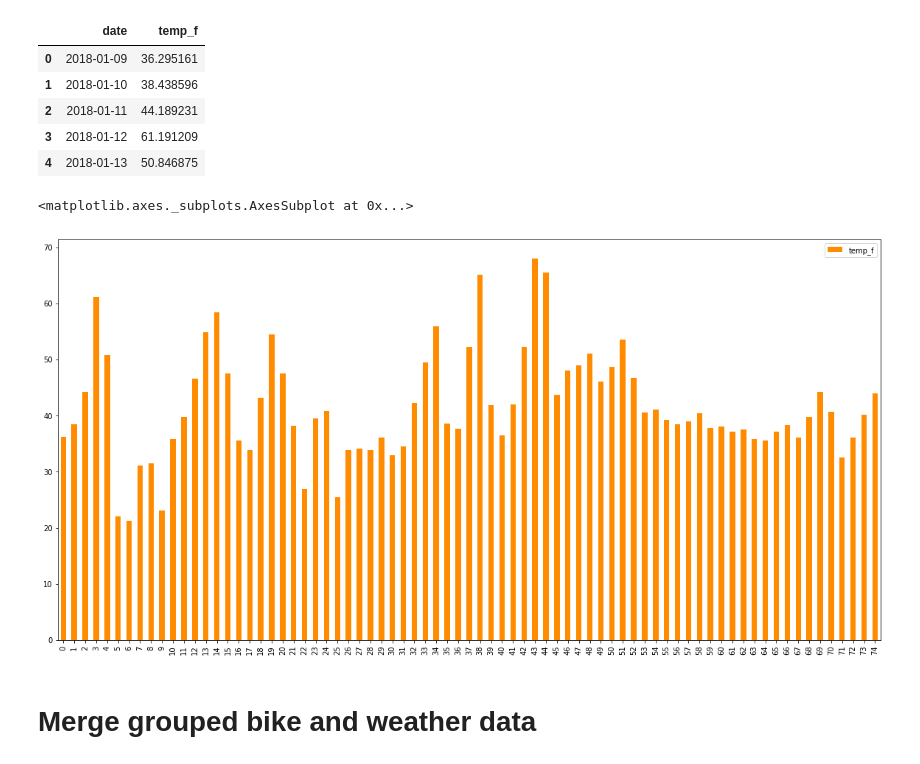
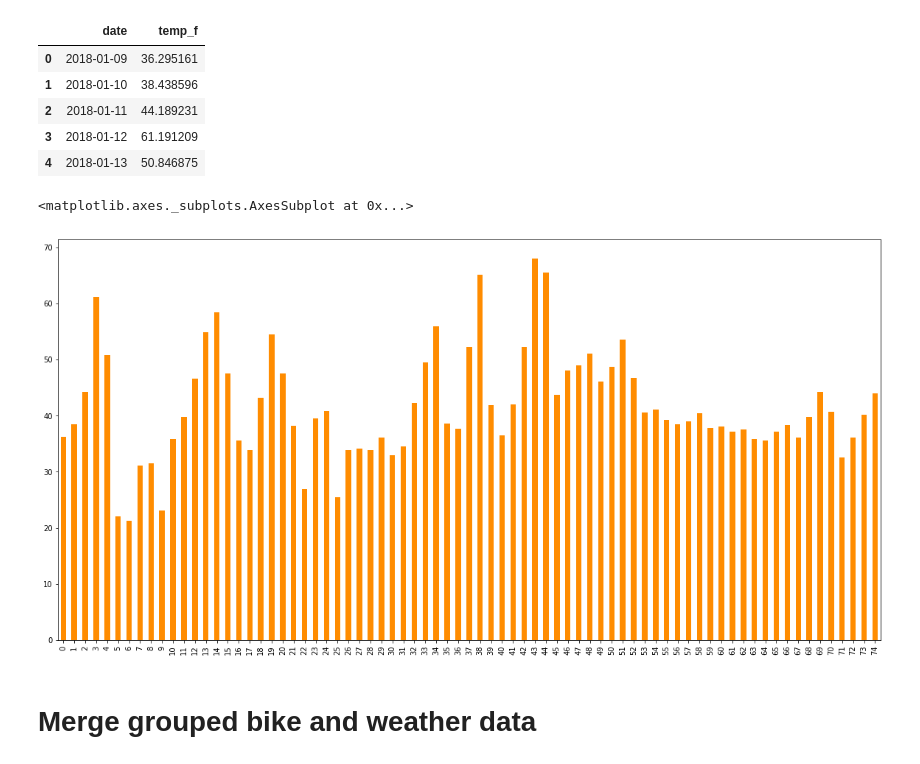
Before and after one commit to CurtLH/dSci-Projects, a Jupyter notebook: p17_bikeshare/merge_bikeshare_and_weather_data.ipynb, the cells around one changed output. Drawn from its saved outputs; the diff is of its cells as text; code cells hidden in the pictures.

```diff
--- a/p17_bikeshare/merge_bikeshare_and_weather_data.ipynb
+++ b/p17_bikeshare/merge_bikeshare_and_weather_data.ipynb
@@ -149,9 +153,12 @@ weather.head()
 # %%
 # create a column for just date
 weather['date'] = weather['datetime'].dt.date
+# %%
+# define aggregrations to calculate on grouped data
+weather_arr = {'temp_f': 'mean'}
 # %%
 # group by date and calculate aggregreate temperature
-weather_grouped = weather.groupby('date', as_index=False)['temp_f'].mean()
+weather_grouped = weather.groupby('date', as_index=False).agg(weather_arr)
 # %%
 # inspect the grouped data
 weather_grouped.head()
@@ -164,10 +171,10 @@ weather_grouped.head()
 | 4 | 2018-01-13 | 50.846875 |
 # %%
 # plot average temperature per day
-weather_grouped.plot(kind="bar", color="DarkOrange")
+weather_grouped['temp_f'].plot(kind="bar", color="DarkOrange")
 # %% [output]
 <matplotlib.axes._subplots.AxesSubplot at 0x...>
-[figure, old version]
+[figure, new version]
 # %% [markdown]
 # Merge grouped bike and weather data
 # %%
```
Also changed, not shown: parts of 4 cells of this notebook.
